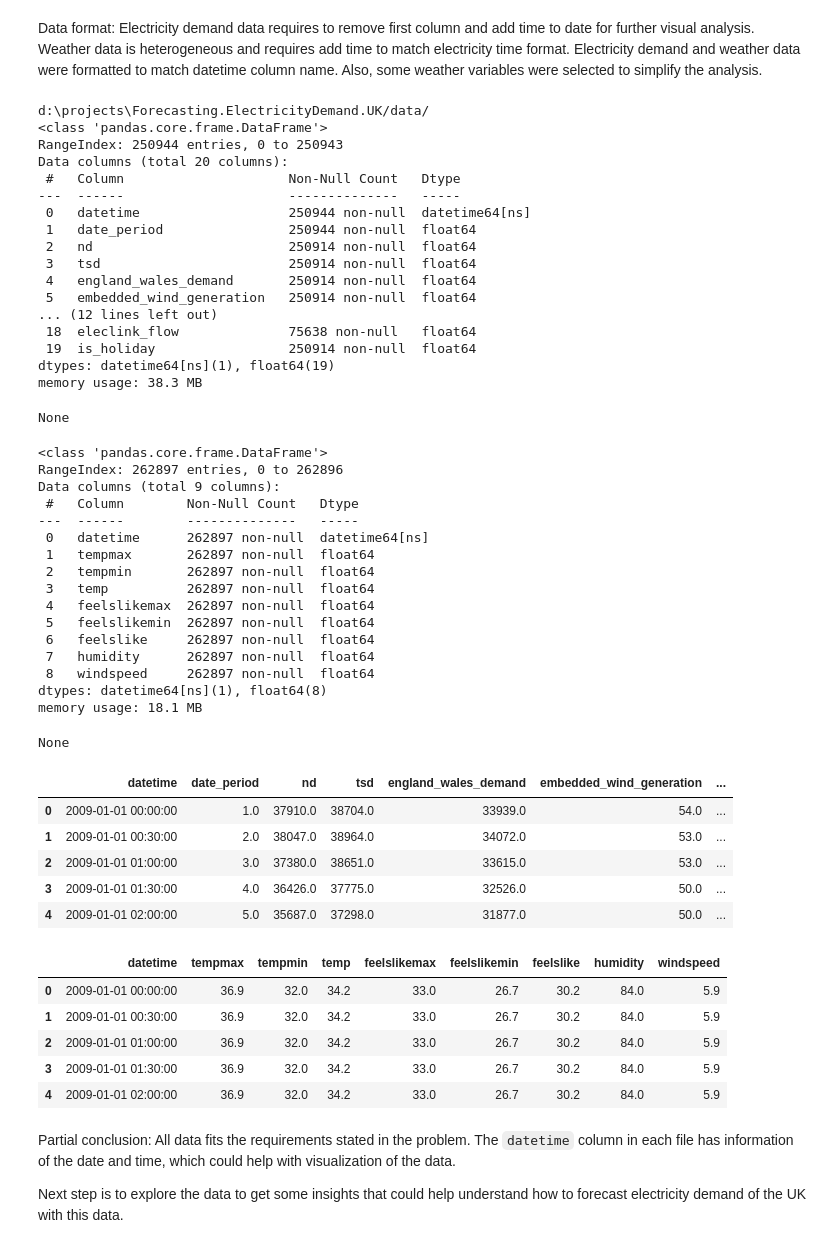
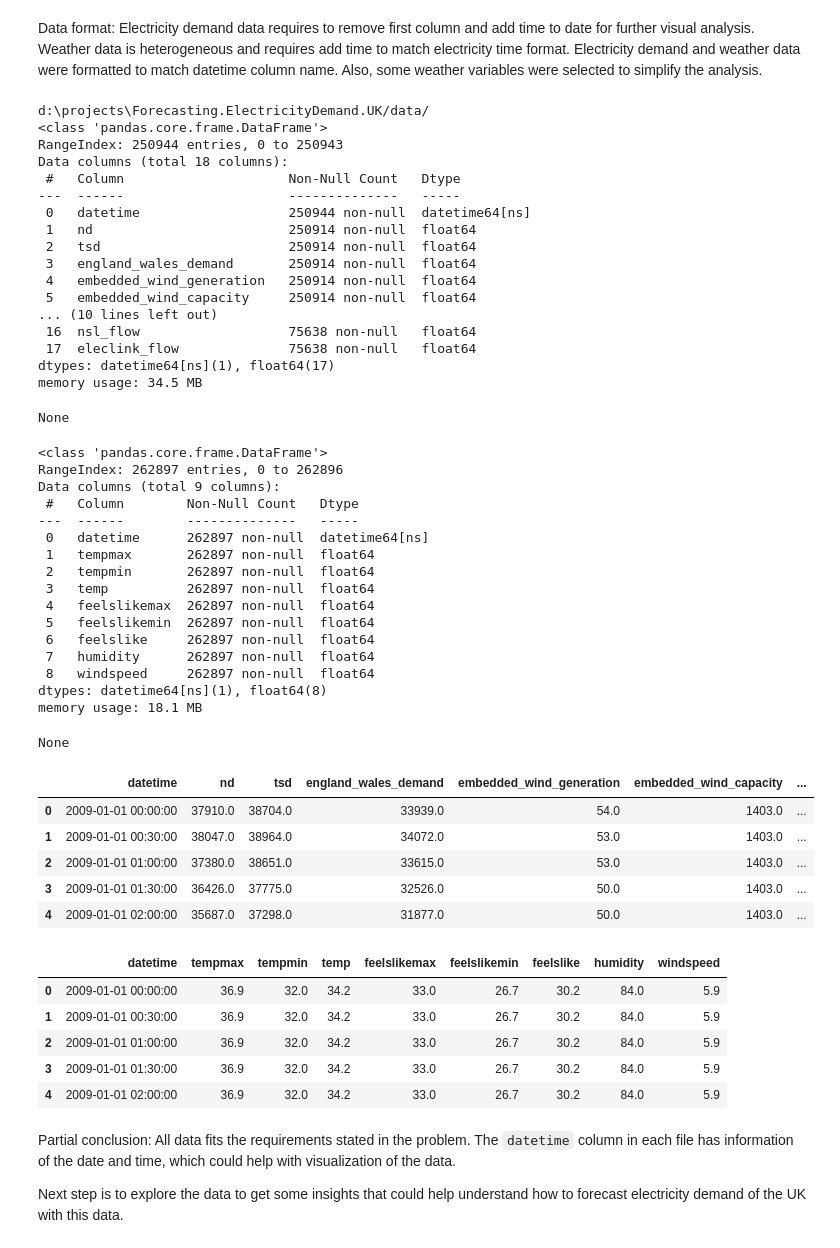
Before and after one commit to avillalon-dev/Forecasting.ElectricityDemand.UK, a Jupyter notebook: forecast_electricity_demand.ipynb, the cells around one changed output. Drawn from its saved outputs; the diff is of its cells as text; code cells hidden in the pictures.

```diff
--- a/forecast_electricity_demand.ipynb
+++ b/forecast_electricity_demand.ipynb
@@ -89,54 +90,54 @@ data_loader.format_weather_data()
 # Load and preprocess the data
 print(os.getcwd() + '/data/')
 data_loader = DataLoader(os.getcwd() + '/data/')
-df_energy, df_weather = data_loader.load_data('formatted')
+df_energy, df_weather, df_datetime = data_loader.load_data('formatted')
 
 display(df_energy.info())
 display(df_weather.info())
 display(df_energy.head(5))
 display(df_weather.head(5))
 # %% [output]
 d:\projects\Forecasting.ElectricityDemand.UK/data/
 <class 'pandas.core.frame.DataFrame'>
 RangeIndex: 250944 entries, 0 to 250943
-Data columns (total 20 columns):
+Data columns (total 18 columns):
  #   Column                     Non-Null Count   Dtype
 ---  ------                     --------------   -----
  0   datetime                   250944 non-null  datetime64[ns]
- 1   date_period                250944 non-null  float64
- 2   nd                         250914 non-null  float64
- 3   tsd                        250914 non-null  float64
- 4   england_wales_demand       250914 non-null  float64
- 5   embedded_wind_generation   250914 non-null  float64
-... (12 lines left out)
- 18  eleclink_flow              75638 non-null   float64
- 19  is_holiday                 250914 non-null  float64
-dtypes: datetime64[ns](1), float64(19)
-memory usage: 38.3 MB
+ 1   nd                         250914 non-null  float64
+ 2   tsd                        250914 non-null  float64
+ 3   england_wales_demand       250914 non-null  float64
+ 4   embedded_wind_generation   250914 non-null  float64
+ 5   embedded_wind_capacity     250914 non-null  float64
+... (10 lines left out)
+ 16  nsl_flow                   75638 non-null   float64
+ 17  eleclink_flow              75638 non-null   float64
+dtypes: datetime64[ns](1), float64(17)
+memory usage: 34.5 MB
 None
 <class 'pandas.core.frame.DataFrame'>
 RangeIndex: 262897 entries, 0 to 262896
 Data columns (total 9 columns):
  #   Column        Non-Null Count   Dtype
 ---  ------        --------------   -----
  0   datetime      262897 non-null  datetime64[ns]
  1   tempmax       262897 non-null  float64
  2   tempmin       262897 non-null  float64
  3   temp          262897 non-null  float64
  4   feelslikemax  262897 non-null  float64
  5   feelslikemin  262897 non-null  float64
  6   feelslike     262897 non-null  float64
  7   humidity      262897 non-null  float64
  8   windspeed     262897 non-null  float64
 dtypes: datetime64[ns](1), float64(8)
 memory usage: 18.1 MB
 None
-|  | datetime | date_period | nd | tsd | england_wales_demand | embedded_wind_generation | ... |
-| 0 | 2009-01-01 00:00:00 | 1.0 | 37910.0 | 38704.0 | 33939.0 | 54.0 | ... |
-| 1 | 2009-01-01 00:30:00 | 2.0 | 38047.0 | 38964.0 | 34072.0 | 53.0 | ... |
-| 2 | 2009-01-01 01:00:00 | 3.0 | 37380.0 | 38651.0 | 33615.0 | 53.0 | ... |
-| 3 | 2009-01-01 01:30:00 | 4.0 | 36426.0 | 37775.0 | 32526.0 | 50.0 | ... |
-| 4 | 2009-01-01 02:00:00 | 5.0 | 35687.0 | 37298.0 | 31877.0 | 50.0 | ... |
+|  | datetime | nd | tsd | england_wales_demand | embedded_wind_generation | embedded_wind_capacity | ... |
+| 0 | 2009-01-01 00:00:00 | 37910.0 | 38704.0 | 33939.0 | 54.0 | 1403.0 | ... |
+| 1 | 2009-01-01 00:30:00 | 38047.0 | 38964.0 | 34072.0 | 53.0 | 1403.0 | ... |
+| 2 | 2009-01-01 01:00:00 | 37380.0 | 38651.0 | 33615.0 | 53.0 | 1403.0 | ... |
+| 3 | 2009-01-01 01:30:00 | 36426.0 | 37775.0 | 32526.0 | 50.0 | 1403.0 | ... |
+| 4 | 2009-01-01 02:00:00 | 35687.0 | 37298.0 | 31877.0 | 50.0 | 1403.0 | ... |
 |  | datetime | tempmax | tempmin | temp | feelslikemax | feelslikemin | feelslike | humidity | windspeed |
 | 0 | 2009-01-01 00:00:00 | 36.9 | 32.0 | 34.2 | 33.0 | 26.7 | 30.2 | 84.0 | 5.9 |
 | 1 | 2009-01-01 00:30:00 | 36.9 | 32.0 | 34.2 | 33.0 | 26.7 | 30.2 | 84.0 | 5.9 |
```
Also changed, not shown: parts of 11 cells of this notebook, 1 other file.
